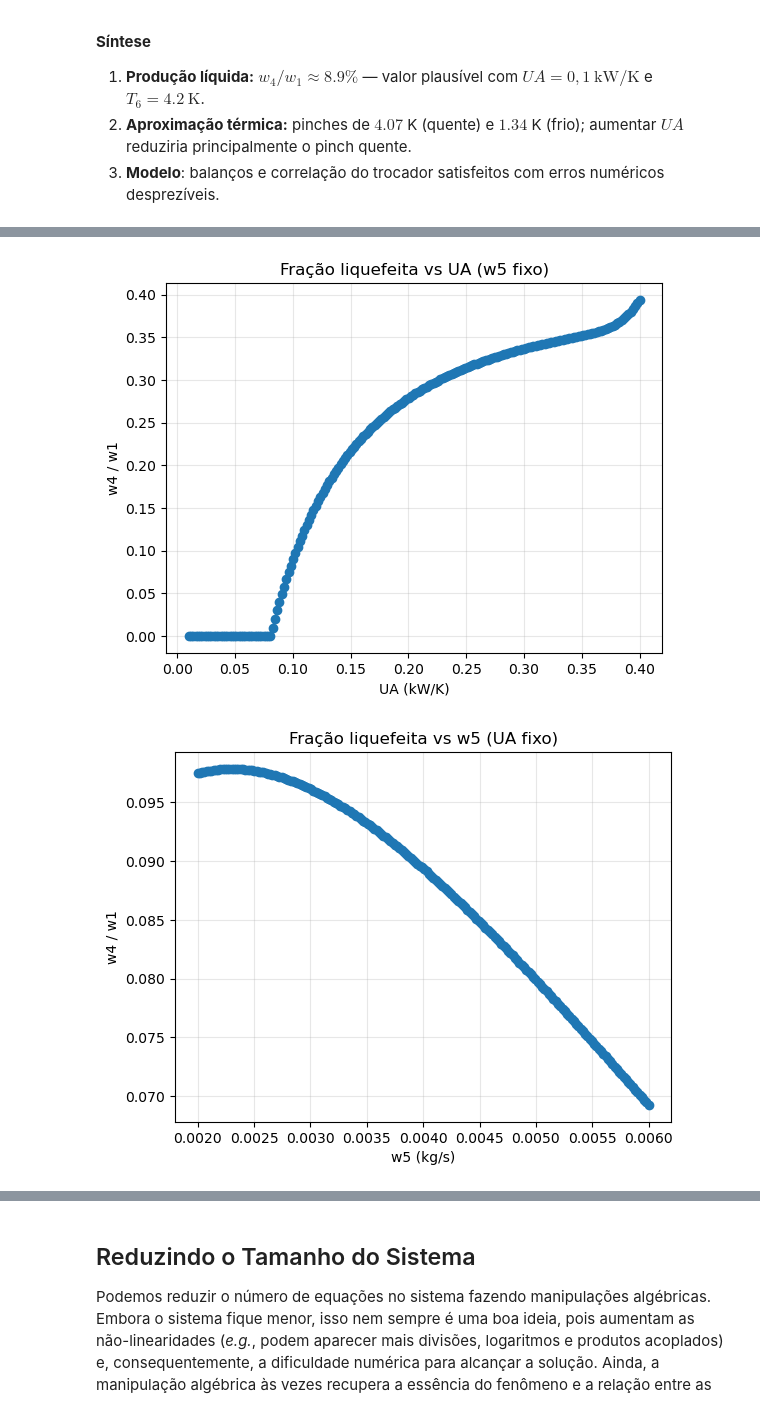
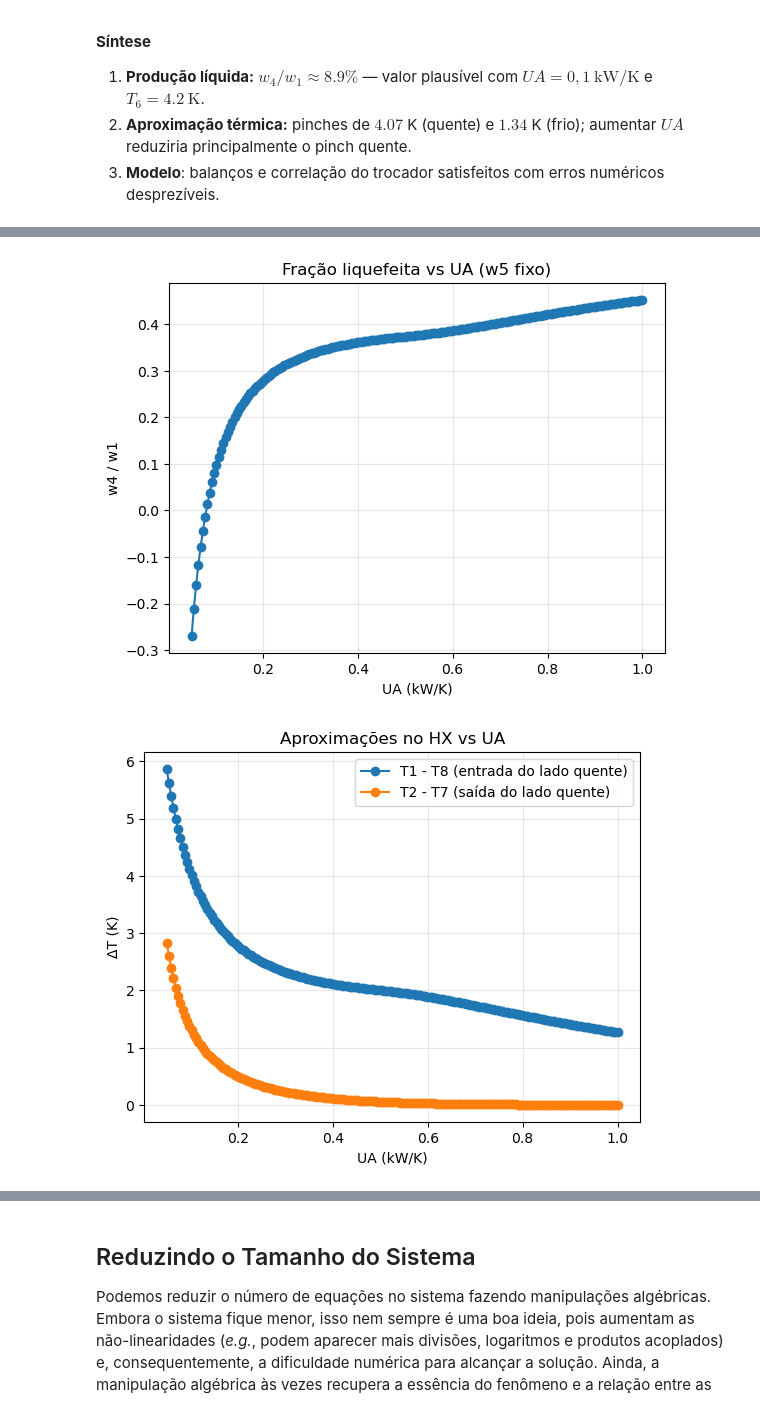
Before and after one commit to Prof-Magnani/sistemas-termicos, a Jupyter notebook: notebooks/ne-planta-helio.ipynb, the cells around one changed output, grey strips where cells are left out. Saved outputs shown, nothing was run; the diff lists cells and outputs as text; code cells hidden in the pictures.

```diff
--- a/notebooks/ne-planta-helio.ipynb
+++ b/notebooks/ne-planta-helio.ipynb
@@ -210,7 +219,7 @@ import numpy as np
 from scipy.optimize import least_squares
 
 # ordem: [w4, w6, w7, h2, h7, h8, T2, T7, T8]
-lb = np.array([0.0,  0.0,  0.0, -200, -200, -200, -50,  -50,  -50], float)
+lb = np.array([-0.02,  -0.02,  -0.02, -200, -200, -200, -50,  -50,  -50], float)
 ub = np.array([0.02, 0.02, 0.02,  500,  500,  500, 500,  500,  500], float)
 
 def solve_box(fun, x0, lb, ub, echo=True):  # echo=True (padrão) imprime; False silencia
@@ -320,35 +332,72 @@ def varre_UA(p_base, UA_min=0.1, UA_max=0.60, N=200):
         frac[i] = x_sol[0] / p_i[1]      # w4 / w1 (w1 = p_i[1])
     return UA_vals, frac
 
+def varre_UA_dT_both(p_base, UA_min=0.1, UA_max=0.60, N=200):
+    """
+    Varre UA e retorna (T2-T7) e (T1-T8) para cada ponto.
+    Usa continuação (solução anterior como chute) para suavizar a curva.
+    """
+    UA_vals  = np.linspace(UA_min, UA_max, N)
+    dT_cold  = np.empty(N, dtype=float)   # T2 - T7
+    dT_hot   = np.empty(N, dtype=float)   # T1 - T8
+
+    xg = x0.copy()                        # chute inicial
+    for i in range(N):
+        p_i = p_base.copy()
+        p_i[0] = UA_vals[i]               # UA
+        fun = lambda z, p=p_i: sistema_residuos(z, p)
+        x_sol, _ = solve_box(fun, xg, lb, ub, echo=False)
+
+        # x = [w4,w6,w7,h2,h7,h8,T2,T7,T8]  |  p = [..., T1, ...]
+        dT_cold[i] = x_sol[6] - x_sol[7]        # T2 - T7
+        dT_hot[i]  = p_i[7] - x_sol[8]          # T1 - T8
+        xg = x_sol
+
+    return UA_vals, dT_cold, dT_hot
+
 def varre_w5(p_base, w5_min=0.002, w5_max=0.006, N=200):
     w5_vals = np.linspace(w5_min, w5_max, N)
     frac    = np.empty(N, dtype=float)   # w4/w1
     for i in range(N):
         p_i = p_base.copy()
         p_i[2] = w5_vals[i]              # w5
         fun = lambda z, p=p_i: sistema_residuos(z, p)
         x_sol, _ = solve_box(fun, x0, lb, ub, echo=False)
         frac[i] = x_sol[0] / p_i[1]      # w4 / w1
     return w5_vals, frac
 
 # ---- Exemplos de uso (gera 2 gráficos simples) ----
-UA_vals, frac_UA = varre_UA(p_base, UA_min=0.01, UA_max=0.4, N=200)
+UA_vals, frac_UA = varre_UA(p_base, UA_min=0.05, UA_max=1.0, N=200)
 plt.figure()
 plt.plot(UA_vals, frac_UA, "o-")
 plt.xlabel("UA (kW/K)")
 plt.ylabel("w4 / w1")
 plt.title("Fração liquefeita vs UA (w5 fixo)")
 plt.grid(True, alpha=0.3)
 plt.show()
+
+# ---- Exemplo de uso: gráfico de (T2-T7) e (T1-T8) vs UA ----
+UA_vals_dT, dT_cold, dT_hot = varre_UA_dT_both(p_base, UA_min=0.05, UA_max=1.0, N=200)
+
+plt.figure()
+plt.plot(UA_vals_dT, dT_hot,  "o-", label="T1 - T8 (entrada do lado quente)")
+plt.plot(UA_vals_dT, dT_cold, "o-", label="T2 - T7 (saída do lado quente)")
+plt.xlabel("UA (kW/K)")
+plt.ylabel("ΔT (K)")
+plt.title("Aproximações no HX vs UA")
+plt.grid(True, alpha=0.3)
+plt.legend()
+plt.show()
+
 
 w5_vals, frac_w5 = varre_w5(p_base, w5_min=0.002, w5_max=0.006, N=200)
 plt.figure()
 plt.plot(w5_vals, frac_w5, "o-")
 plt.xlabel("w5 (kg/s)")
 plt.ylabel("w4 / w1")
 plt.title("Fração liquefeita vs w5 (UA fixo)")
 plt.grid(True, alpha=0.3)
 plt.show()
 # %% [output]
-[figure, old version]
+[figure, new version]
-[figure, old version]
+[figure, new version]
```
Also changed, not shown: parts of 10 cells of this notebook.
